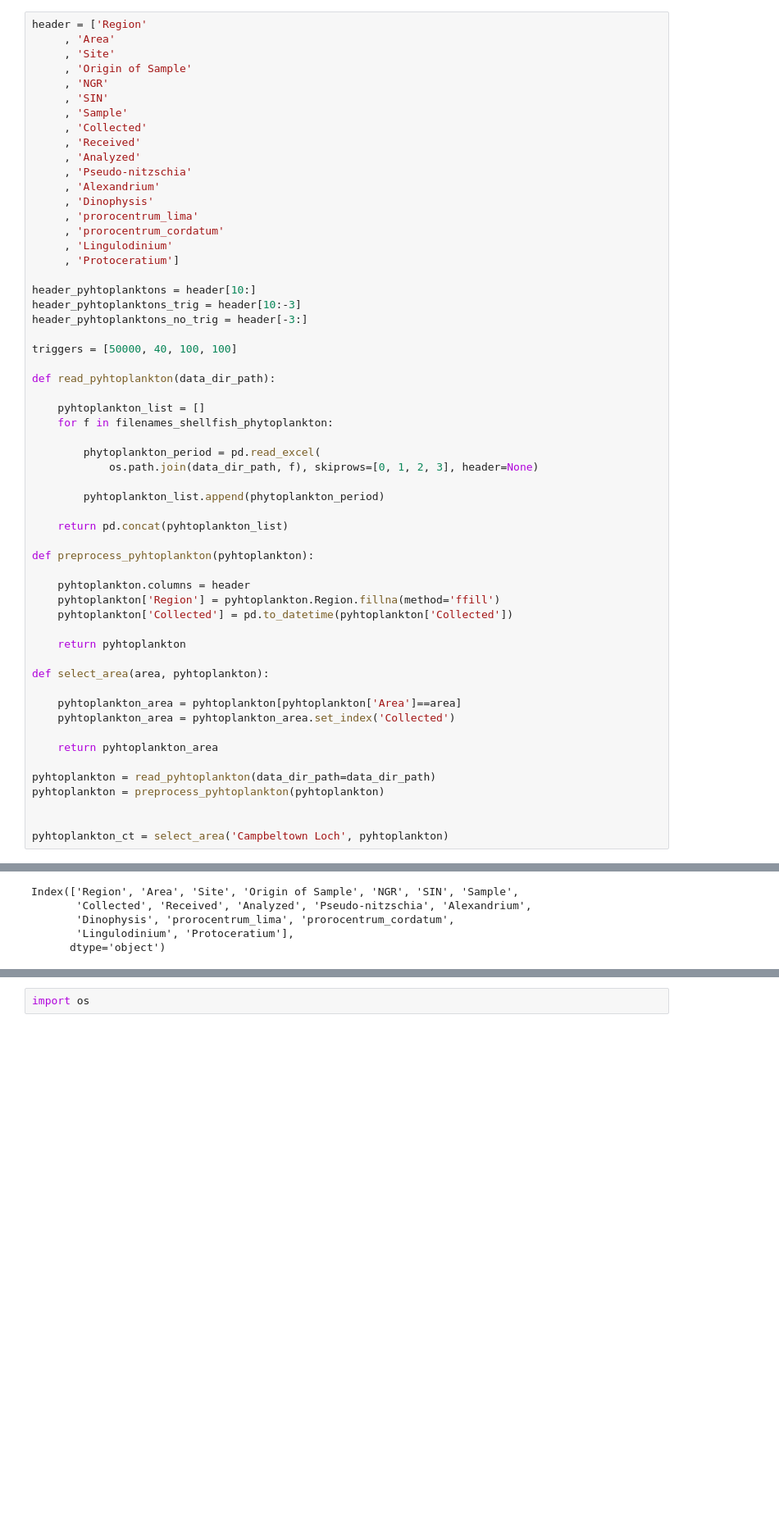
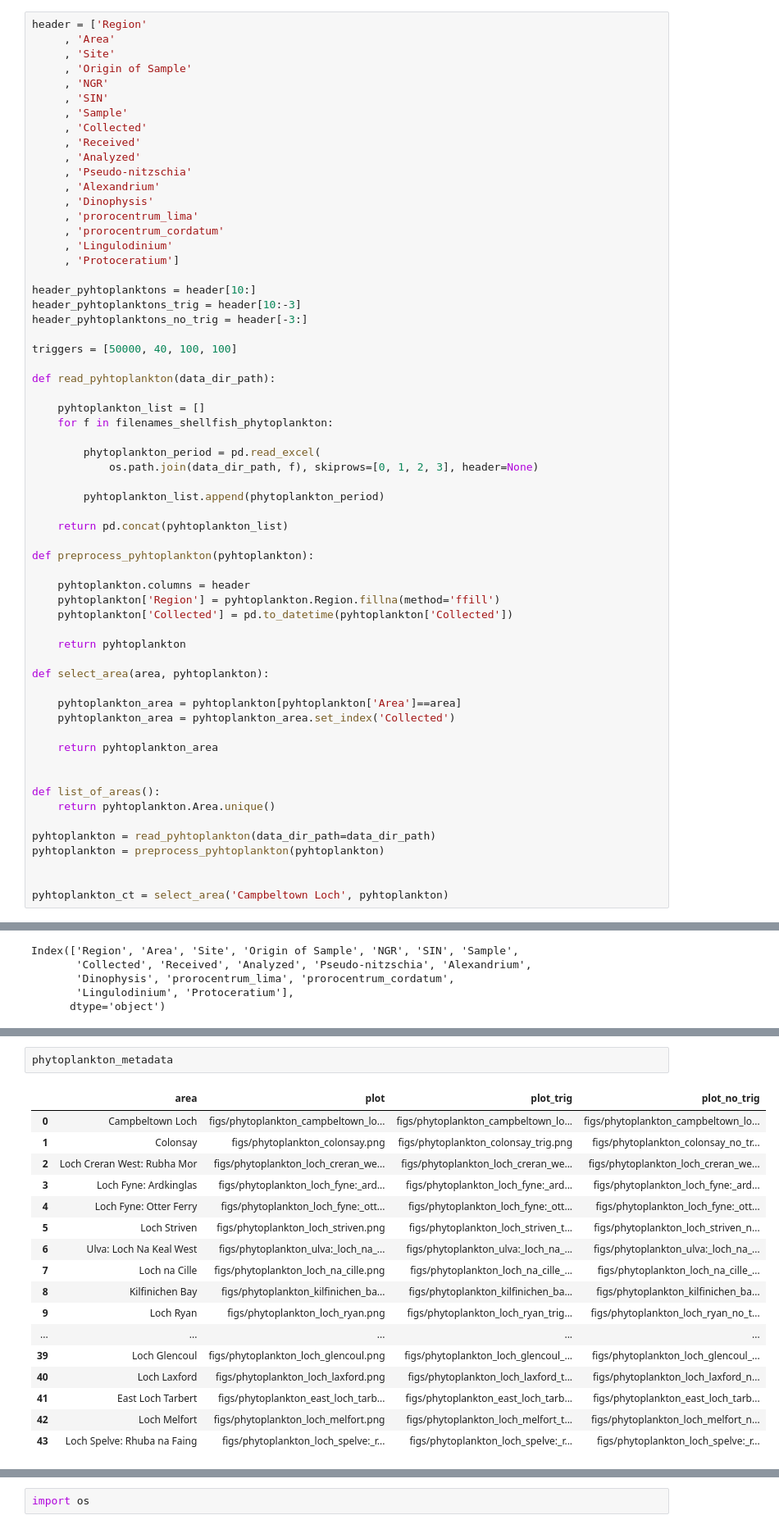
Before and after one commit to douglasmacdonald/python, a Jupyter notebook: notebooks/water_quality_develop.ipynb, the cells around one changed output, grey strips where cells are left out. Shown at 82% size. Saved outputs shown, nothing was run; the diff lists cells and outputs as text; blank space fills up the shorter version.

```diff
--- a/notebooks/water_quality_develop.ipynb
+++ b/notebooks/water_quality_develop.ipynb
@@ -361,6 +341,10 @@ def select_area(area, pyhtoplankton):
 
     return pyhtoplankton_area
 
+
+def list_of_areas():
+    return pyhtoplankton.Area.unique()
+
 pyhtoplankton = read_pyhtoplankton(data_dir_path=data_dir_path)
 pyhtoplankton = preprocess_pyhtoplankton(pyhtoplankton)
 
@@ -416 +454,21 @@ plt.savefig()
+# %%
+phytoplankton_metadata
+# %% [output]
+|  | area | plot | plot_trig | plot_no_trig |
+| 0 | Campbeltown Loch | figs/phytoplankton_campbeltown_lo... | figs/phytoplankton_campbeltown_lo... | figs/phytoplankton_campbeltown_lo... |
+| 1 | Colonsay | figs/phytoplankton_colonsay.png | figs/phytoplankton_colonsay_trig.png | figs/phytoplankton_colonsay_no_tr... |
+| 2 | Loch Creran West: Rubha Mor | figs/phytoplankton_loch_creran_we... | figs/phytoplankton_loch_creran_we... | figs/phytoplankton_loch_creran_we... |
+| 3 | Loch Fyne: Ardkinglas | figs/phytoplankton_loch_fyne:_ard... | figs/phytoplankton_loch_fyne:_ard... | figs/phytoplankton_loch_fyne:_ard... |
+| 4 | Loch Fyne: Otter Ferry | figs/phytoplankton_loch_fyne:_ott... | figs/phytoplankton_loch_fyne:_ott... | figs/phytoplankton_loch_fyne:_ott... |
+| 5 | Loch Striven | figs/phytoplankton_loch_striven.png | figs/phytoplankton_loch_striven_t... | figs/phytoplankton_loch_striven_n... |
+| 6 | Ulva: Loch Na Keal West | figs/phytoplankton_ulva:_loch_na_... | figs/phytoplankton_ulva:_loch_na_... | figs/phytoplankton_ulva:_loch_na_... |
+| 7 | Loch na Cille | figs/phytoplankton_loch_na_cille.png | figs/phytoplankton_loch_na_cille_... | figs/phytoplankton_loch_na_cille_... |
+| 8 | Kilfinichen Bay | figs/phytoplankton_kilfinichen_ba... | figs/phytoplankton_kilfinichen_ba... | figs/phytoplankton_kilfinichen_ba... |
+| 9 | Loch Ryan | figs/phytoplankton_loch_ryan.png | figs/phytoplankton_loch_ryan_trig... | figs/phytoplankton_loch_ryan_no_t... |
+| ... | ... | ... | ... | ... |
+| 39 | Loch Glencoul | figs/phytoplankton_loch_glencoul.png | figs/phytoplankton_loch_glencoul_... | figs/phytoplankton_loch_glencoul_... |
+| 40 | Loch Laxford | figs/phytoplankton_loch_laxford.png | figs/phytoplankton_loch_laxford_t... | figs/phytoplankton_loch_laxford_n... |
+| 41 | East Loch Tarbert | figs/phytoplankton_east_loch_tarb... | figs/phytoplankton_east_loch_tarb... | figs/phytoplankton_east_loch_tarb... |
+| 42 | Loch Melfort | figs/phytoplankton_loch_melfort.png | figs/phytoplankton_loch_melfort_t... | figs/phytoplankton_loch_melfort_n... |
+| 43 | Loch Spelve: Rhuba na Faing | figs/phytoplankton_loch_spelve:_r... | figs/phytoplankton_loch_spelve:_r... | figs/phytoplankton_loch_spelve:_r... |
 # %%
```
Also changed, not shown: parts of 17 cells of this notebook, 1 other file.
